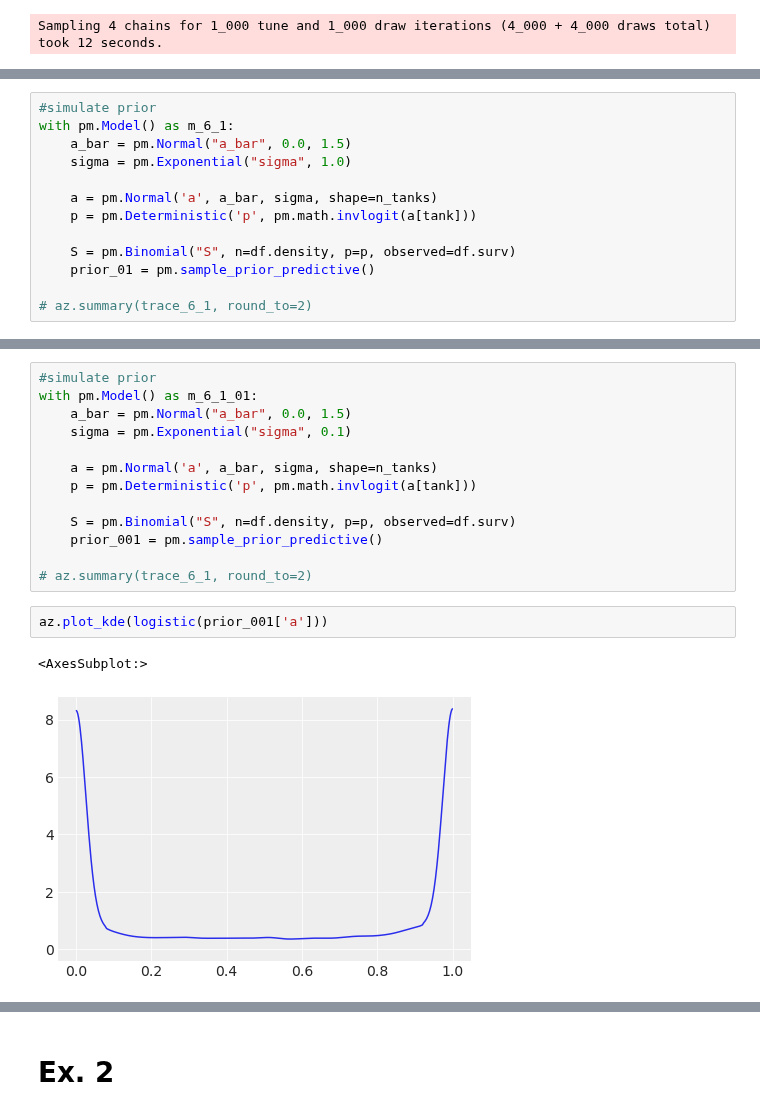
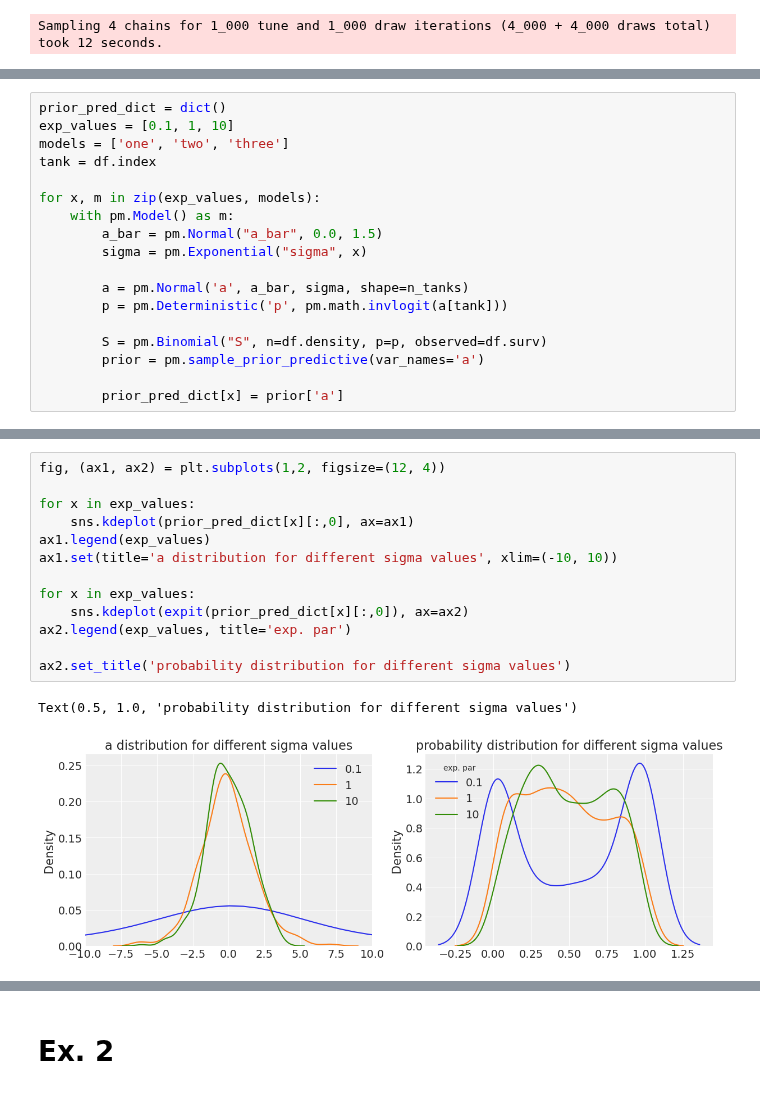
Before and after one commit to fhte2/statistical-rethinking, a Jupyter notebook: Week_6_exercises.ipynb, the cells around one changed output, grey strips where cells are left out. Drawn from its saved outputs; the diff is of its cells as text.

```diff
--- a/Week_6_exercises.ipynb
+++ b/Week_6_exercises.ipynb
@@ -121,13 +117,18 @@ Got error No model on context stack. trying to find log_likelihood in translatio
 # %%
-#simulate prior
-with pm.Model() as m_6_1:
-    a_bar = pm.Normal("a_bar", 0.0, 1.5)
-    sigma = pm.Exponential("sigma", 1.0)
+prior_pred_dict = dict()
+exp_values = [0.1, 1, 10]
+models = ['one', 'two', 'three']
+tank = df.index
 
-    a = pm.Normal('a', a_bar, sigma, shape=n_tanks)
-    p = pm.Deterministic('p', pm.math.invlogit(a[tank]))
+for x, m in zip(exp_values, models):
+    with pm.Model() as m:
+        a_bar = pm.Normal("a_bar", 0.0, 1.5)
+        sigma = pm.Exponential("sigma", x)
 
-    S = pm.Binomial("S", n=df.density, p=p, observed=df.surv)
-    prior_01 = pm.sample_prior_predictive()
+        a = pm.Normal('a', a_bar, sigma, shape=n_tanks)
+        p = pm.Deterministic('p', pm.math.invlogit(a[tank]))
 
-# az.summary(trace_6_1, round_to=2)
+        S = pm.Binomial("S", n=df.density, p=p, observed=df.surv)
+        prior = pm.sample_prior_predictive(var_names='a')
+
+        prior_pred_dict[x] = prior['a']
@@ -162,18 +135,16 @@ az.plot_kde(logistic(prior_10['a']))
-# %%
-#simulate prior
-with pm.Model() as m_6_1_01:
-    a_bar = pm.Normal("a_bar", 0.0, 1.5)
-    sigma = pm.Exponential("sigma", 0.1)
-
-    a = pm.Normal('a', a_bar, sigma, shape=n_tanks)
-    p = pm.Deterministic('p', pm.math.invlogit(a[tank]))
-
-    S = pm.Binomial("S", n=df.density, p=p, observed=df.surv)
-    prior_001 = pm.sample_prior_predictive()
-
-# az.summary(trace_6_1, round_to=2)
-# %%
-az.plot_kde(logistic(prior_001['a']))
-# %% [output]
-<AxesSubplot:>
-[figure, removed]
+# %%
+fig, (ax1, ax2) = plt.subplots(1,2, figsize=(12, 4))
+
+for x in exp_values:
+    sns.kdeplot(prior_pred_dict[x][:,0], ax=ax1)
+ax1.legend(exp_values)
+ax1.set(title='a distribution for different sigma values', xlim=(-10, 10))
+
+for x in exp_values:
+    sns.kdeplot(expit(prior_pred_dict[x][:,0]), ax=ax2)
+ax2.legend(exp_values, title='exp. par')
+
+ax2.set_title('probability distribution for different sigma values')
+# %% [output]
+Text(0.5, 1.0, 'probability distribution for different sigma values')
+[figure, added]
```
Also changed, not shown: parts of 11 cells of this notebook.
